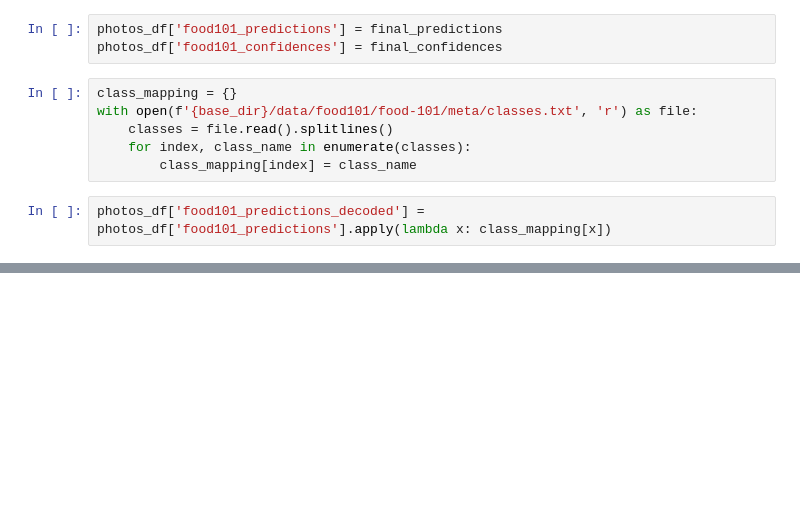
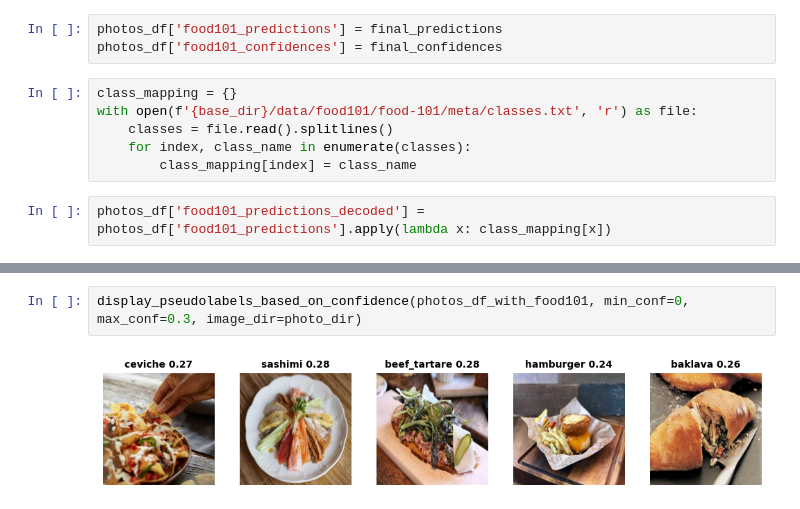
Before and after one commit to angelina-sjw/Math-148-Project, a Jupyter notebook: food-classification/notebooks/food101/food101_pretrained_application.ipynb, the cells around one changed output, grey strips where cells are left out. Saved outputs shown, nothing was run; the diff lists cells and outputs as text; blank space fills up the shorter version.

```diff
--- a/food-classification/notebooks/food101/food101_pretrained_application.ipynb
+++ b/food-classification/notebooks/food101/food101_pretrained_application.ipynb
@@ -129,0 +129,4 @@ KeyboardInterrupt:
+# %%
+display_pseudolabels_based_on_confidence(photos_df_with_food101, min_conf=0, max_conf=0.3, image_dir=photo_dir)
+# %% [output]
+[figure, added]
```
Also changed, not shown: parts of 12 cells of this notebook, 13 other files.
